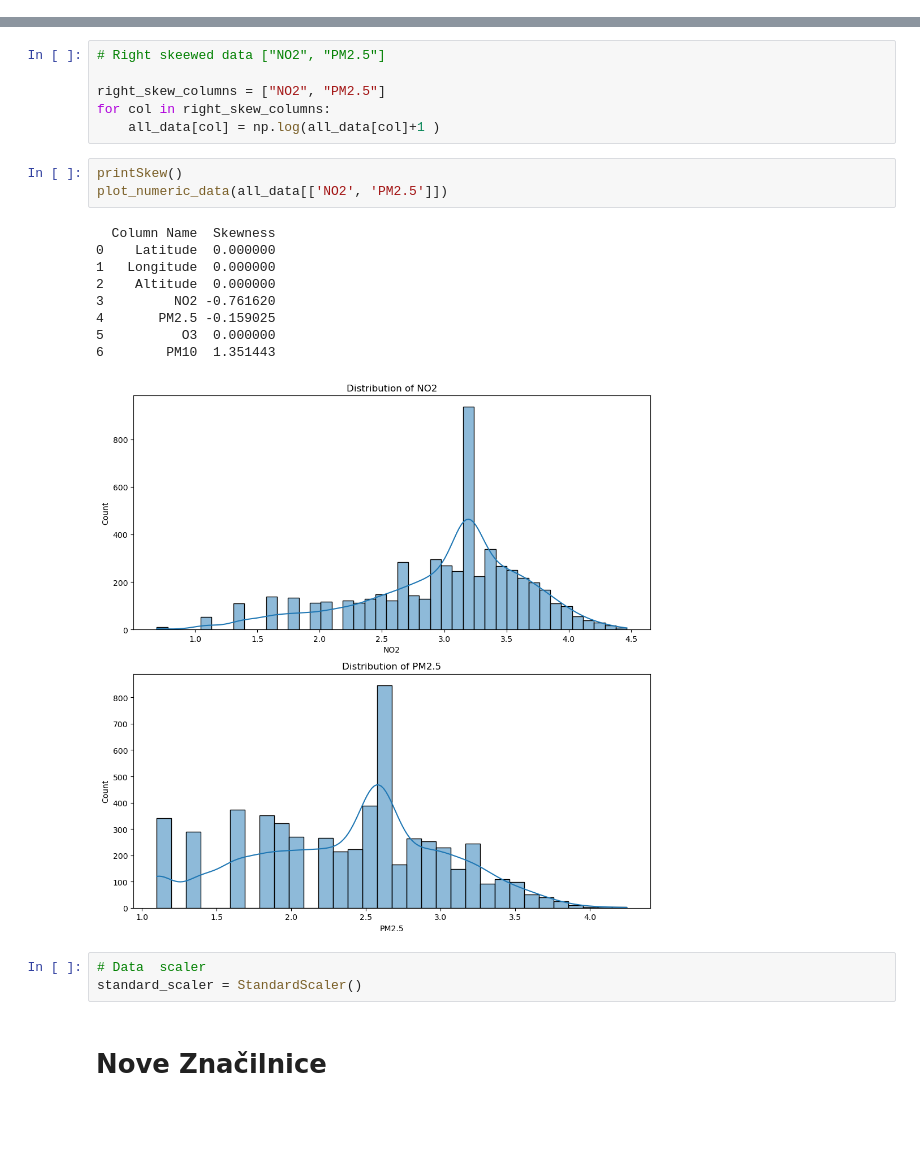
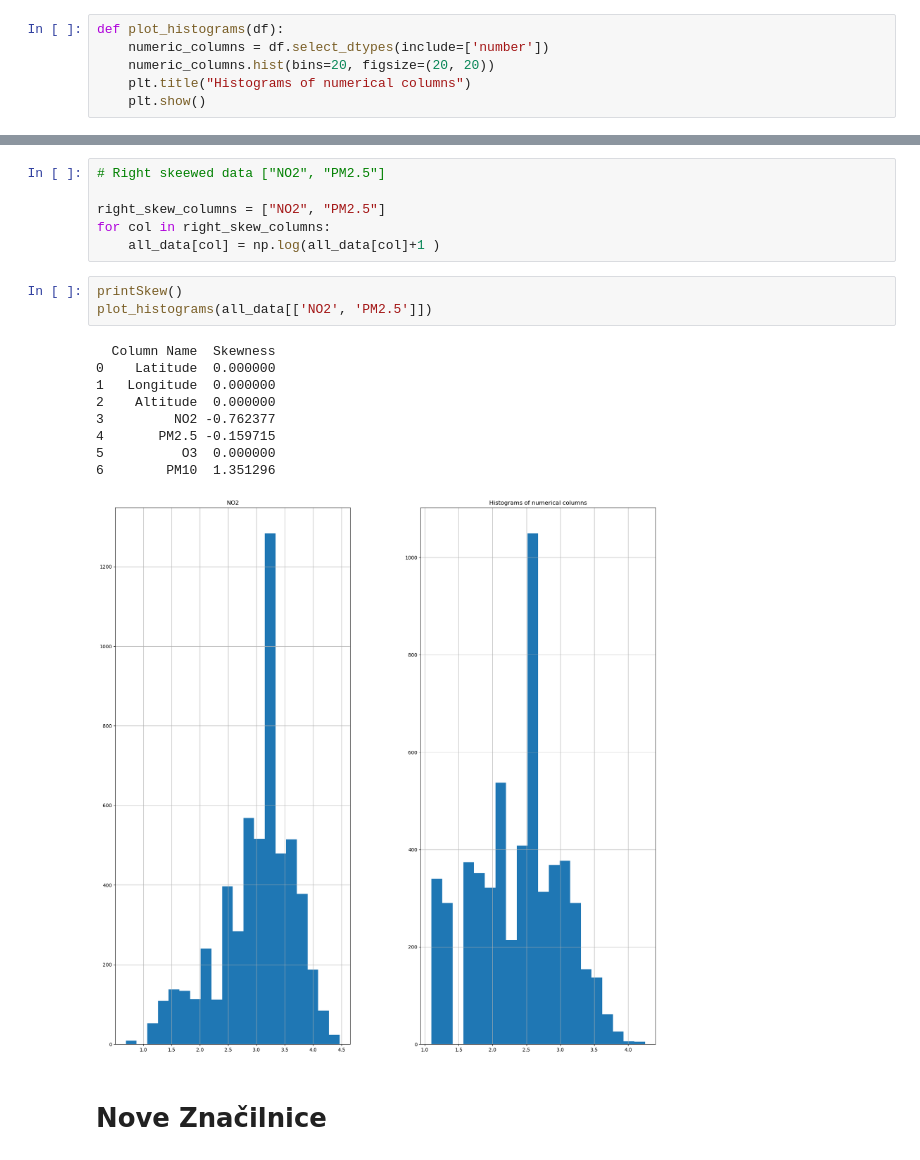
Before and after one commit to trdin/air_quality_RNN, a Jupyter notebook: projekt.ipynb, the cells around one changed output, grey strips where cells are left out. Cells and saved outputs as stored; diff of their text form; blank space fills up the shorter version.

Commit message:
initial models, with data handling

```diff
--- a/projekt.ipynb
+++ b/projekt.ipynb
@@ -85,3 +82,9 @@ missing_df = all_data[all_data.isnull().any(axis=1)]
 complete_df = all_data.dropna()
 # %% [output]
 Index(['NO2', 'PM2.5', 'PM10'], dtype='object')
+# %%
+def plot_histograms(df):
+    numeric_columns = df.select_dtypes(include=['number'])
+    numeric_columns.hist(bins=20, figsize=(20, 20))
+    plt.title("Histograms of numerical columns")
+    plt.show()
@@ -184,20 +188,17 @@ for col in right_skew_columns:
     all_data[col] = np.log(all_data[col]+1 )
 # %%
 printSkew()
-plot_numeric_data(all_data[['NO2', 'PM2.5']])
+plot_histograms(all_data[['NO2', 'PM2.5']])
 # %% [output]
   Column Name  Skewness
 0    Latitude  0.000000
 1   Longitude  0.000000
 2    Altitude  0.000000
-3         NO2 -0.761620
-4       PM2.5 -0.159025
+3         NO2 -0.762377
+4       PM2.5 -0.159715
 5          O3  0.000000
-6        PM10  1.351443
+6        PM10  1.351296
-[figure, old version]
+[figure, new version]
-# %%
-# Data  scaler
-standard_scaler = StandardScaler()
 # %% [markdown]
 # Nove Značilnice
 # %%
```
Also changed, not shown: parts of 24 cells of this notebook, 4 other files.
